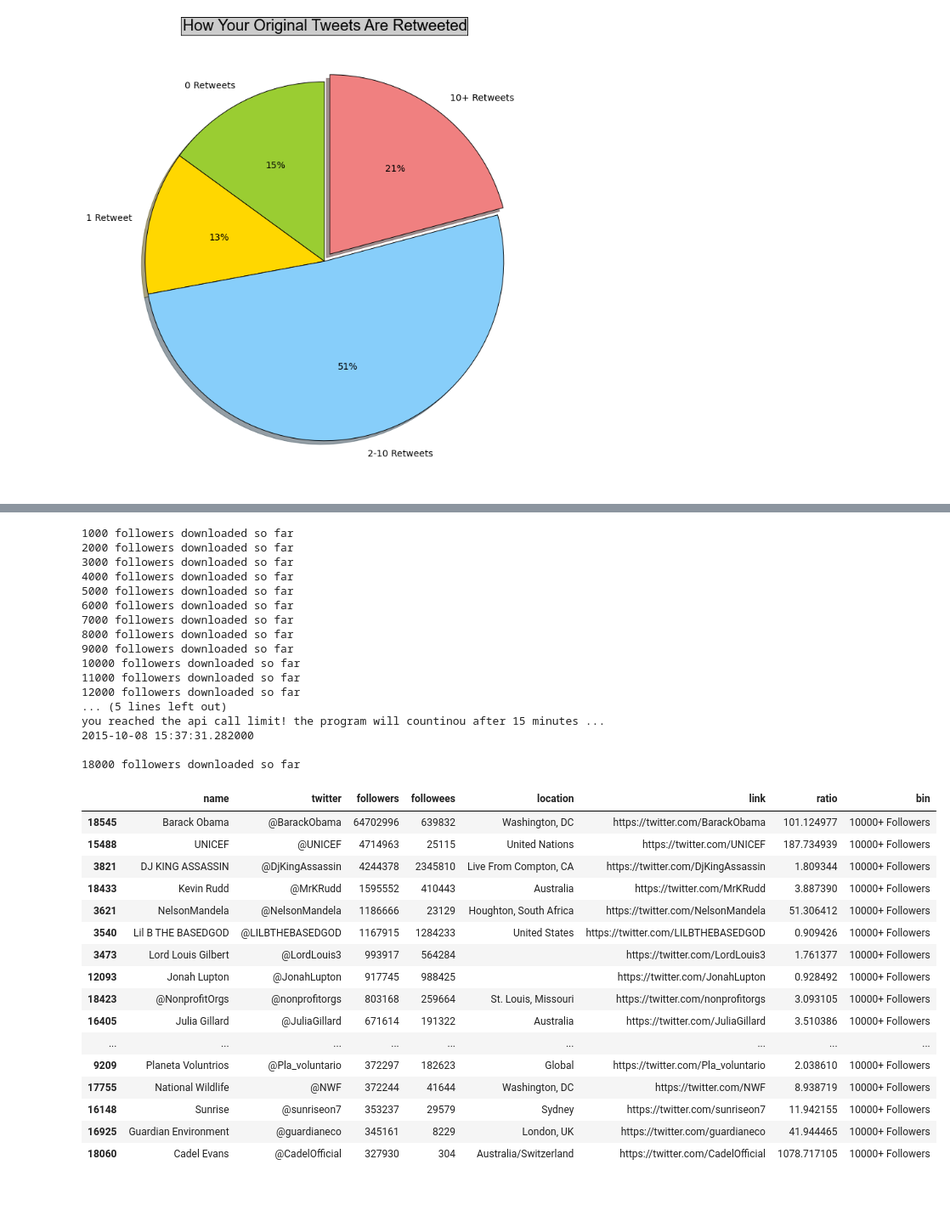
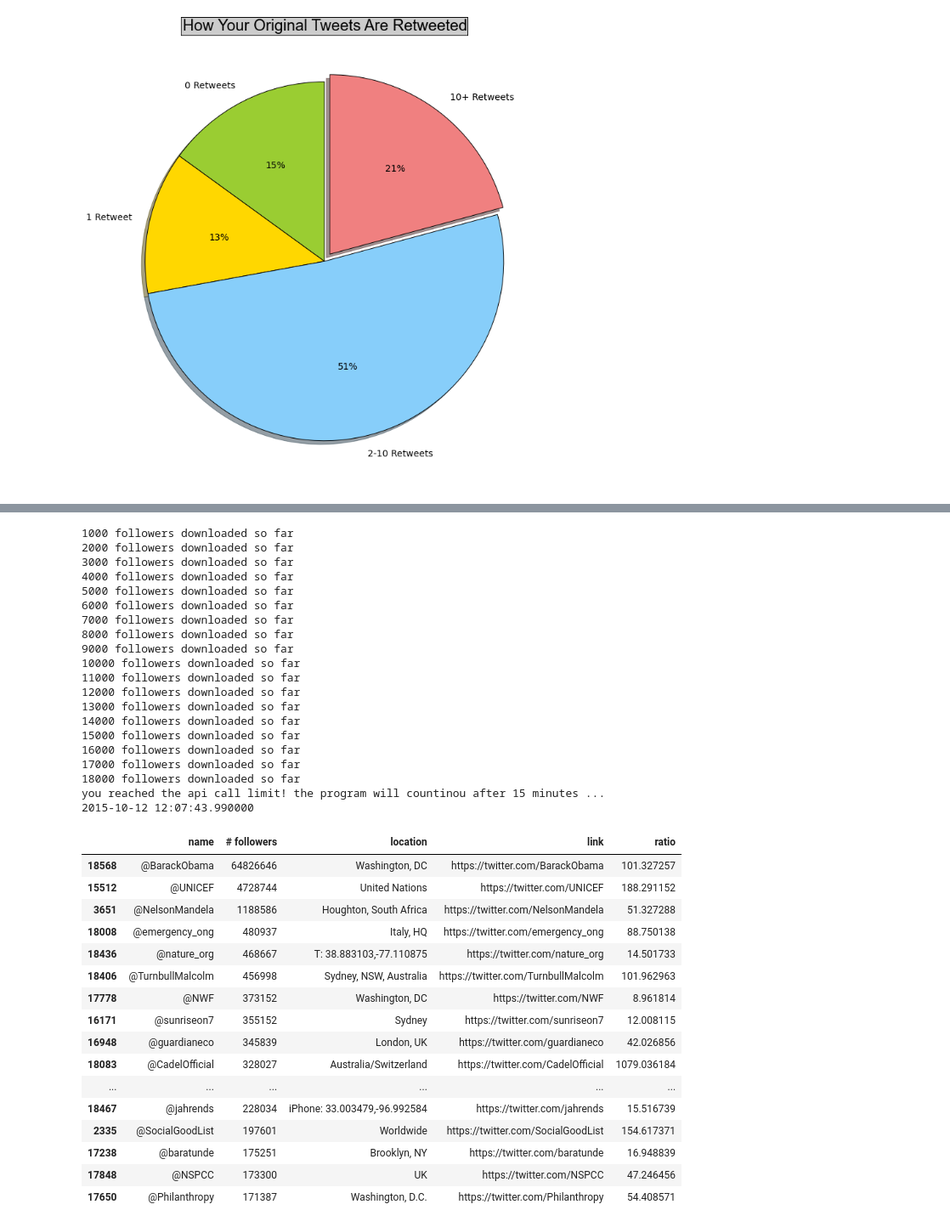
Before and after one commit to moqri/TwitterTracker, a Jupyter notebook: Analysis/user/AusConservation.ipynb, the cells around one changed output, grey strips where cells are left out. Shown at 85% size. Saved outputs shown, nothing was run; the diff lists cells and outputs as text; code cells hidden in the pictures; blank space fills up the shorter version.

```diff
--- a/Analysis/user/AusConservation.ipynb
+++ b/Analysis/user/AusConservation.ipynb
@@ -1,5 +1,4 @@
 # %%
-# set up the api
 import tweepy #https://github.com/tweepy/tweepy
 import csv
 import pandas as pd
@@ -8,6 +7,10 @@ from IPython.display import Image
 import time
 import datetime
 import numpy as np
+import urllib
+import locale
+import os
+from IPython.display import HTML
 from datetime import timedelta
 
 %matplotlib inline
@@ -20,11 +23,15 @@ access_secret = ""
 
 
 #def get_all_tweets(screen_name):
-screen_name='AusConservation'
+screen_name='@AusConservation'
 #time difference to GMT - how many hours are you ahead of GMT
 timedif=11
+
+#report path
+path='reports/'+screen_name+'/'
+if not os.path.exists(path):
+    os.makedirs(path)
 #Twitter only allows access to a users most recent 3240 tweets with this method
-
 #authorize twitter, initialize tweepy
 auth = tweepy.OAuthHandler(consumer_key, consumer_secret)
 auth.set_access_token(access_key, access_secret)
@@ -209,7 +256,7 @@ for id100 in chunks:
     try:
         users = api.lookup_users(user_ids=id100)
         followers=followers+[
-            [u.name.encode('ascii', 'ignore'),
+            [#u.name.encode('ascii', 'ignore'),
              '@'+u.screen_name.encode('ascii', 'ignore'),
              u.followers_count,
              u.friends_count,
@@ -224,7 +271,7 @@ for id100 in chunks:
         time.sleep(15*60+1)
         users = api.lookup_users(user_ids=id100)
         followers=followers+[
-            [u.name.encode('ascii', 'ignore'),
+            [#u.name.encode('ascii', 'ignore'),
              '@'+u.screen_name.encode('ascii', 'ignore'),
              u.followers_count,
              u.friends_count,
@@ -232,9 +279,6 @@ for id100 in chunks:
              'https://twitter.com/'+u.screen_name.encode('ascii', 'ignore')] for u in users]
         if i%10==0 :
             print i*100,'followers downloaded so far'
-followers_df=pd.DataFrame(followers,columns=('name','twitter','followers','followees','location','link'))
-followers_df['ratio']=followers_df.followers/followers_df.followees
-followers_df.sort('followers',ascending=False).to_csv(screen_name+' followers'+'.csv',index=False)
 # %% [output]
 1000 followers downloaded so far
 2000 followers downloaded so far
@@ -248,29 +292,36 @@ followers_df.sort('followers',ascending=False).to_csv(screen_name+' followers'+'
 10000 followers downloaded so far
 11000 followers downloaded so far
 12000 followers downloaded so far
-... (5 lines left out)
+13000 followers downloaded so far
+14000 followers downloaded so far
+15000 followers downloaded so far
+16000 followers downloaded so far
+17000 followers downloaded so far
+18000 followers downloaded so far
 you reached the api call limit! the program will countinou after 15 minutes ...
-2015-10-08 15:37:31.282000
-
-18000 followers downloaded so far
+2015-10-12 12:07:43.990000
+# %%
+followers_df=pd.DataFrame(followers,columns=('name','# followers','followees','location','link'))
+followers_df['ratio']=followers_df['# followers']/followers_df.followees
+followers_df.sort('# followers',ascending=False).to_csv(path+'followers'+'.csv',index=False)
 # %%
-followers_df.sort('followers',ascending=False).head(20)
+followers_df[followers_df.ratio>5].sort('# followers',ascending=False)[['name','# followers','location','link','ratio']].head(20)
 # %% [output]
-|  | name | twitter | followers | followees | location | link | ratio | bin |
-| 18545 | Barack Obama | @BarackObama | 64702996 | 639832 | Washington, DC | https://twitter.com/BarackObama | 101.124977 | 10000+ Followers |
-| 15488 | UNICEF | @UNICEF | 4714963 | 25115 | United Nations | https://twitter.com/UNICEF | 187.734939 | 10000+ Followers |
-| 3821 | DJ KING ASSASSIN | @DjKingAssassin | 4244378 | 2345810 | Live From Compton, CA | https://twitter.com/DjKingAssassin | 1.809344 | 10000+ Followers |
-| 18433 | Kevin Rudd | @MrKRudd | 1595552 | 410443 | Australia | https://twitter.com/MrKRudd | 3.887390 | 10000+ Followers |
-| 3621 | NelsonMandela | @NelsonMandela | 1186666 | 23129 | Houghton, South Africa | https://twitter.com/NelsonMandela | 51.306412 | 10000+ Followers |
-| 3540 | Lil B THE BASEDGOD | @LILBTHEBASEDGOD | 1167915 | 1284233 | United States | https://twitter.com/LILBTHEBASEDGOD | 0.909426 | 10000+ Followers |
-| 3473 | Lord Louis Gilbert | @LordLouis3 | 993917 | 564284 |  | https://twitter.com/LordLouis3 | 1.761377 | 10000+ Followers |
-| 12093 | Jonah Lupton | @JonahLupton | 917745 | 988425 |  | https://twitter.com/JonahLupton | 0.928492 | 10000+ Followers |
-| 18423 | @NonprofitOrgs | @nonprofitorgs | 803168 | 259664 | St. Louis, Missouri | https://twitter.com/nonprofitorgs | 3.093105 | 10000+ Followers |
-| 16405 | Julia Gillard | @JuliaGillard | 671614 | 191322 | Australia | https://twitter.com/JuliaGillard | 3.510386 | 10000+ Followers |
-| ... | ... | ... | ... | ... | ... | ... | ... | ... |
-| 9209 | Planeta Voluntrios | @Pla_voluntario | 372297 | 182623 | Global | https://twitter.com/Pla_voluntario | 2.038610 | 10000+ Followers |
-| 17755 | National Wildlife | @NWF | 372244 | 41644 | Washington, DC | https://twitter.com/NWF | 8.938719 | 10000+ Followers |
-| 16148 | Sunrise | @sunriseon7 | 353237 | 29579 | Sydney | https://twitter.com/sunriseon7 | 11.942155 | 10000+ Followers |
-| 16925 | Guardian Environment | @guardianeco | 345161 | 8229 | London, UK | https://twitter.com/guardianeco | 41.944465 | 10000+ Followers |
-| 18060 | Cadel Evans | @CadelOfficial | 327930 | 304 | Australia/Switzerland | https://twitter.com/CadelOfficial | 1078.717105 | 10000+ Followers |
+|  | name | # followers | location | link | ratio |
+| 18568 | @BarackObama | 64826646 | Washington, DC | https://twitter.com/BarackObama | 101.327257 |
+| 15512 | @UNICEF | 4728744 | United Nations | https://twitter.com/UNICEF | 188.291152 |
+| 3651 | @NelsonMandela | 1188586 | Houghton, South Africa | https://twitter.com/NelsonMandela | 51.327288 |
+| 18008 | @emergency_ong | 480937 | Italy, HQ | https://twitter.com/emergency_ong | 88.750138 |
+| 18436 | @nature_org | 468667 | T: 38.883103,-77.110875 | https://twitter.com/nature_org | 14.501733 |
+| 18406 | @TurnbullMalcolm | 456998 | Sydney, NSW, Australia | https://twitter.com/TurnbullMalcolm | 101.962963 |
+| 17778 | @NWF | 373152 | Washington, DC | https://twitter.com/NWF | 8.961814 |
+| 16171 | @sunriseon7 | 355152 | Sydney | https://twitter.com/sunriseon7 | 12.008115 |
+| 16948 | @guardianeco | 345839 | London, UK | https://twitter.com/guardianeco | 42.026856 |
+| 18083 | @CadelOfficial | 328027 | Australia/Switzerland | https://twitter.com/CadelOfficial | 1079.036184 |
+| ... | ... | ... | ... | ... | ... |
+| 18467 | @jahrends | 228034 | iPhone: 33.003479,-96.992584 | https://twitter.com/jahrends | 15.516739 |
+| 2335 | @SocialGoodList | 197601 | Worldwide | https://twitter.com/SocialGoodList | 154.617371 |
+| 17238 | @baratunde | 175251 | Brooklyn, NY | https://twitter.com/baratunde | 16.948839 |
+| 17848 | @NSPCC | 173300 | UK | https://twitter.com/NSPCC | 47.246456 |
+| 17650 | @Philanthropy | 171387 | Washington, D.C. | https://twitter.com/Philanthropy | 54.408571 |
 # %%
```
Also changed, not shown: parts of 20 cells of this notebook, 30 other files.
